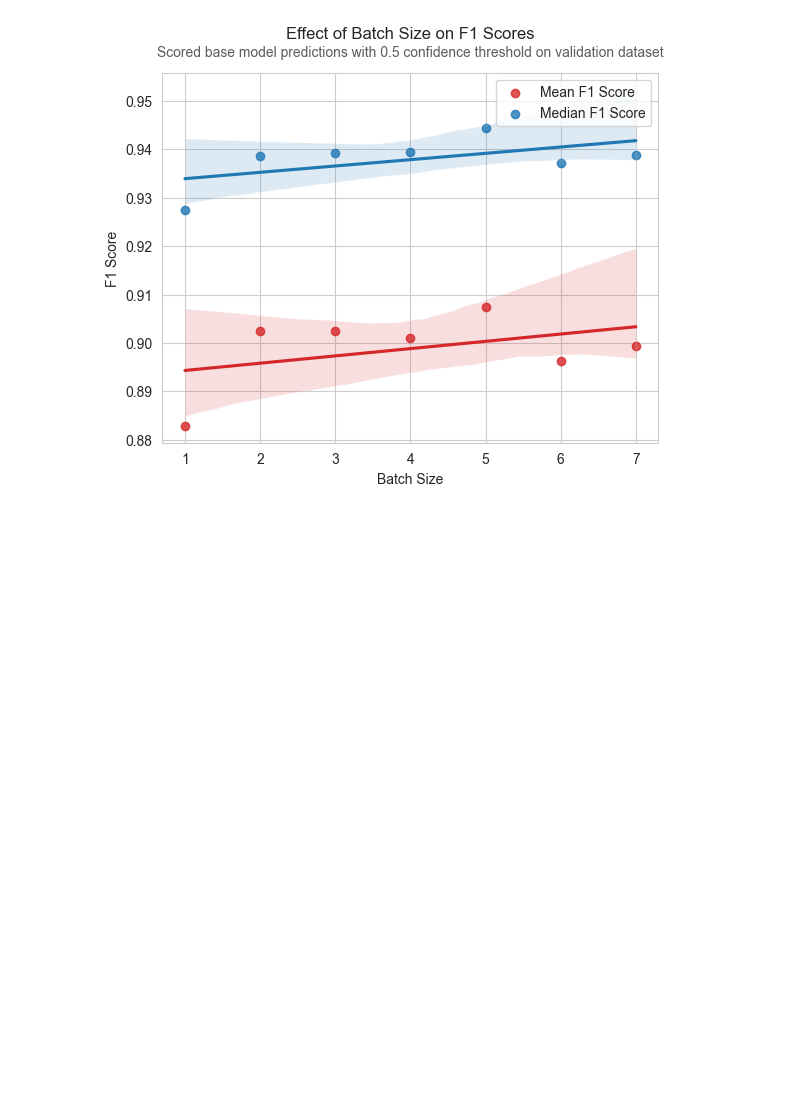
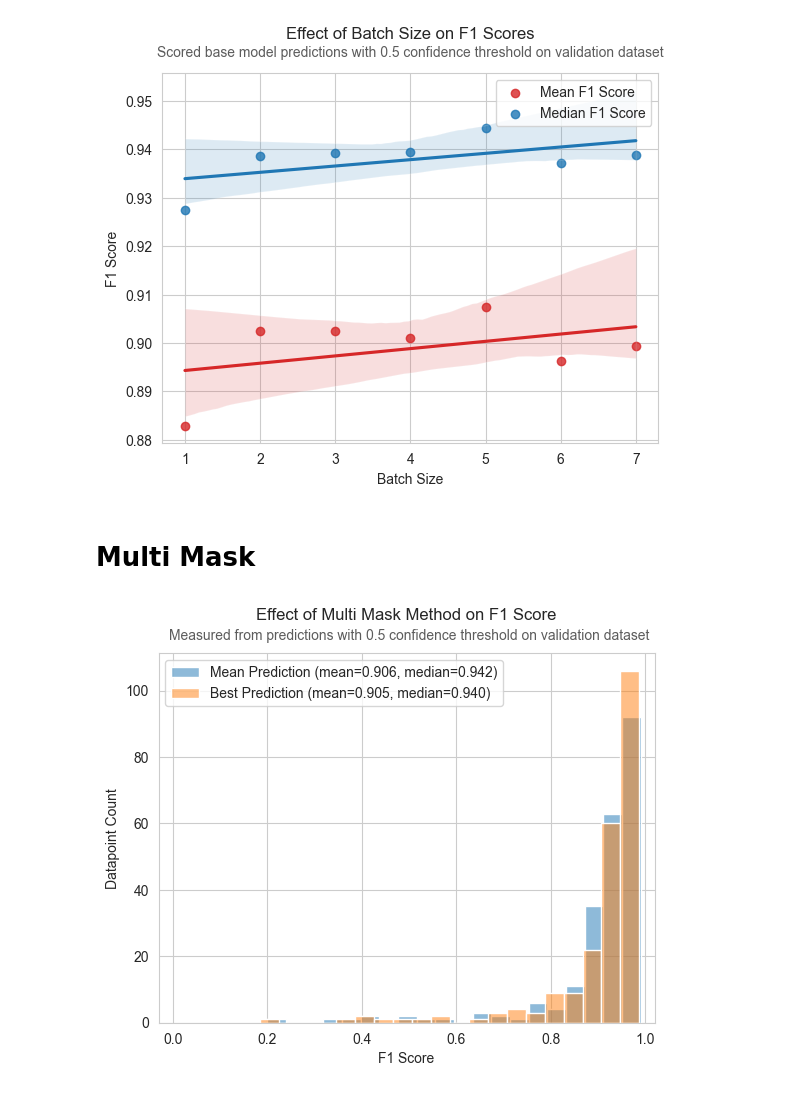
Before and after one commit to geo-smart/elwha_segmentation, a Jupyter notebook: book/experiments/plotting.ipynb, the cells around one changed output. Cells and saved outputs as stored; diff of their text form; code cells hidden in the pictures; blank space fills up the shorter version.

Commit message:
add support for easily swapping multi mask behavior (when using ctrl pts)

```diff
--- a/book/experiments/plotting.ipynb
+++ b/book/experiments/plotting.ipynb
@@ -241,3 +241,17 @@ plt.legend()
 plt.show()
 # %% [output]
 [figure]
+# %% [markdown]
+# Multi Mask
+# %%
+plot_scores_comparison(
+    (
+        read_list_from_file("./multimask/f1_scores_base_AdamW_lr=7e-06_wd=0.0002_bs=5_mp=fp16_pts_3p0n_erode_loss=dice_mm=mean.txt"),
+        read_list_from_file("./multimask/f1_scores_base_AdamW_lr=7e-06_wd=0.0002_bs=5_mp=fp16_pts_3p0n_erode_loss=dice_mm=best.txt"),
+    ),
+    ("Mean Prediction", "Best Prediction"),
+    title="Effect of Multi Mask Method on F1 Score",
+    subtitle="Measured from predictions with 0.5 confidence threshold on validation dataset",
+)
+# %% [output]
+[figure, added]
```
Also changed, not shown: 4 other files.
